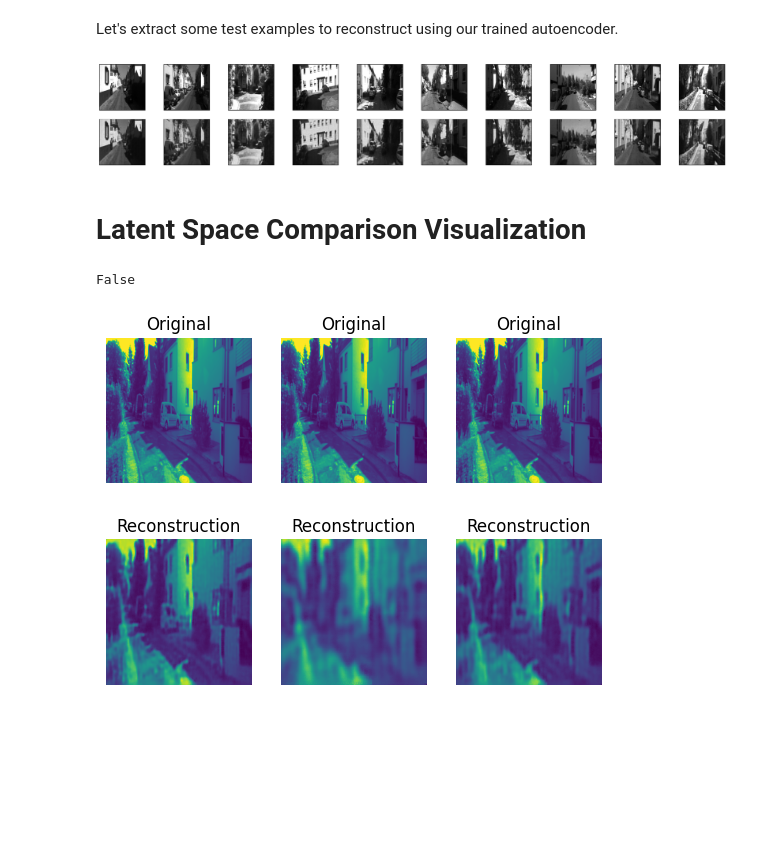
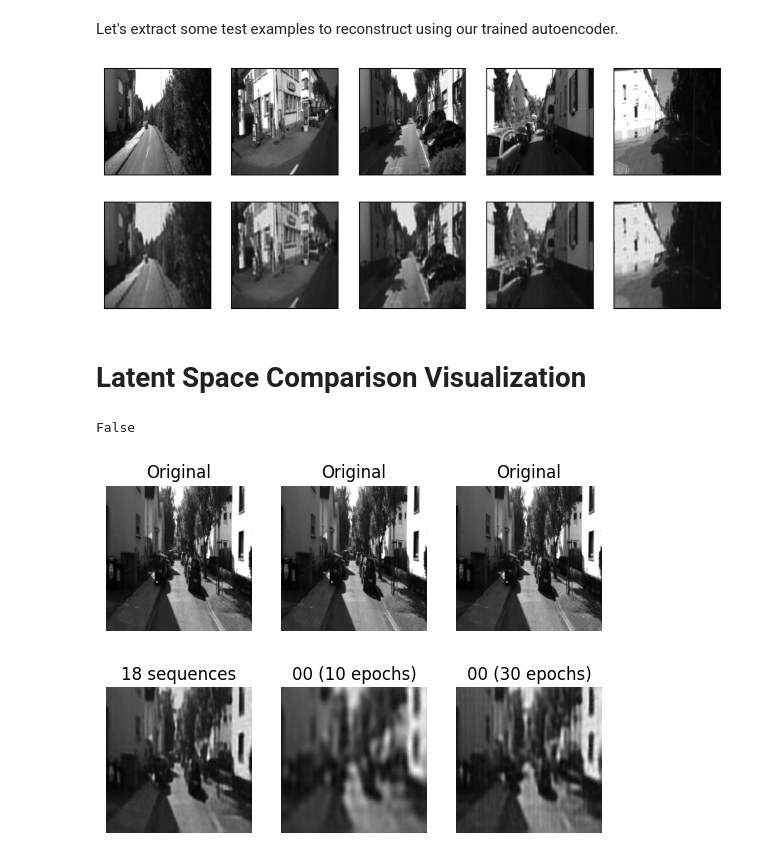
Before and after one commit to jeremyxu1998/ORB_SLAM2_Loop_Closing, a Jupyter notebook: python/autoencoder-pytorch.ipynb, the cells around one changed output. Drawn from its saved outputs; the diff is of its cells as text; code cells hidden in the pictures; blank space fills up the shorter version.

Commit message:
update notebook for visualization

```diff
--- a/python/autoencoder-pytorch.ipynb
+++ b/python/autoencoder-pytorch.ipynb
@@ -217,34 +217,34 @@ Let's extract some test examples to reconstruct using our trained autoencoder.
 # %%
 test_loader = torch.utils.data.DataLoader(
     test_dataset, batch_size=batch_size, shuffle=True
 )
 # obtain one batch of test images
 dataiter = iter(test_loader)
 images, labels = next(dataiter)
 
 # get sample outputs
 # model = ConvAutoencoder().to(device)
 model.load_state_dict(torch.load('model_big_10ep.pt')["model_state_dict"])
 output, latent = model(images.to(device))
 # prep images for display
 images = images.numpy()
 
 # output is resized into a batch of images
 output = output.view(batch_size, 1, 256, 256)
 # use detach when it's an output that requires_grad
 output = output.cpu().detach().numpy()
 
 # plot the first ten input images and then reconstructed images
-fig, axes = plt.subplots(nrows=2, ncols=10, figsize=(25,4), sharex=True, sharey=True)
+fig, axes = plt.subplots(nrows=2, ncols=5, figsize=(10,4), sharex=True, sharey=True)
 
 # input images on top row, reconstructions on bottom
 for images, row in zip([images, output], axes):
     for img, ax in zip(images, row):
         ax.imshow(np.squeeze(img), cmap='gray')
         ax.get_xaxis().set_visible(False)
         ax.get_yaxis().set_visible(False)
 # %% [output]
-[figure, old version]
+[figure, new version]
 # %% [markdown]
 # Latent Space Comparison Visualization
 # %%
@@ -278,7 +278,7 @@ fig = plt.figure()
 fig.add_subplot(2, 3, 1)
 
 # showing image
-plt.imshow(images[0].transpose((1,2,0)))
+plt.imshow(images[0].transpose((1,2,0)), cmap='gray')
 plt.axis('off')
 plt.title("Original")
 
@@ -286,15 +286,15 @@ plt.title("Original")
 fig.add_subplot(2, 3, 4)
 
 # showing image
-plt.imshow(output[0].transpose((1,2,0)))
+plt.imshow(output[0].transpose((1,2,0)), cmap='gray')
 plt.axis('off')
-plt.title("Reconstruction")
+plt.title("18 sequences")
 
 
 fig.add_subplot(2, 3, 2)
 
 # showing image
-plt.imshow(images[0].transpose((1,2,0)))
+plt.imshow(images[0].transpose((1,2,0)), cmap='gray')
 plt.axis('off')
 plt.title("Original")
 
@@ -302,14 +302,14 @@ plt.title("Original")
 fig.add_subplot(2, 3, 5)
 
 # showing image
-plt.imshow(output1[0].transpose((1,2,0)))
+plt.imshow(output1[0].transpose((1,2,0)), cmap='gray')
 plt.axis('off')
-plt.title("Reconstruction")
+plt.title("00 (10 epochs)")
 
 fig.add_subplot(2, 3, 3)
 
 # showing image
-plt.imshow(images[0].transpose((1,2,0)))
+plt.imshow(images[0].transpose((1,2,0)), cmap='gray')
 plt.axis('off')
 plt.title("Original")
 
@@ -317,11 +317,11 @@ plt.title("Original")
 fig.add_subplot(2, 3, 6)
 
 # showing image
-plt.imshow(output2[0].transpose((1,2,0)))
+plt.imshow(output2[0].transpose((1,2,0)), cmap='gray')
 plt.axis('off')
-plt.title("Reconstruction")
+plt.title("00 (30 epochs)")
 
 print(torch.equal(latent1, latent))
 # %% [output]
 False
-[figure, old version]
+[figure, new version]
```
